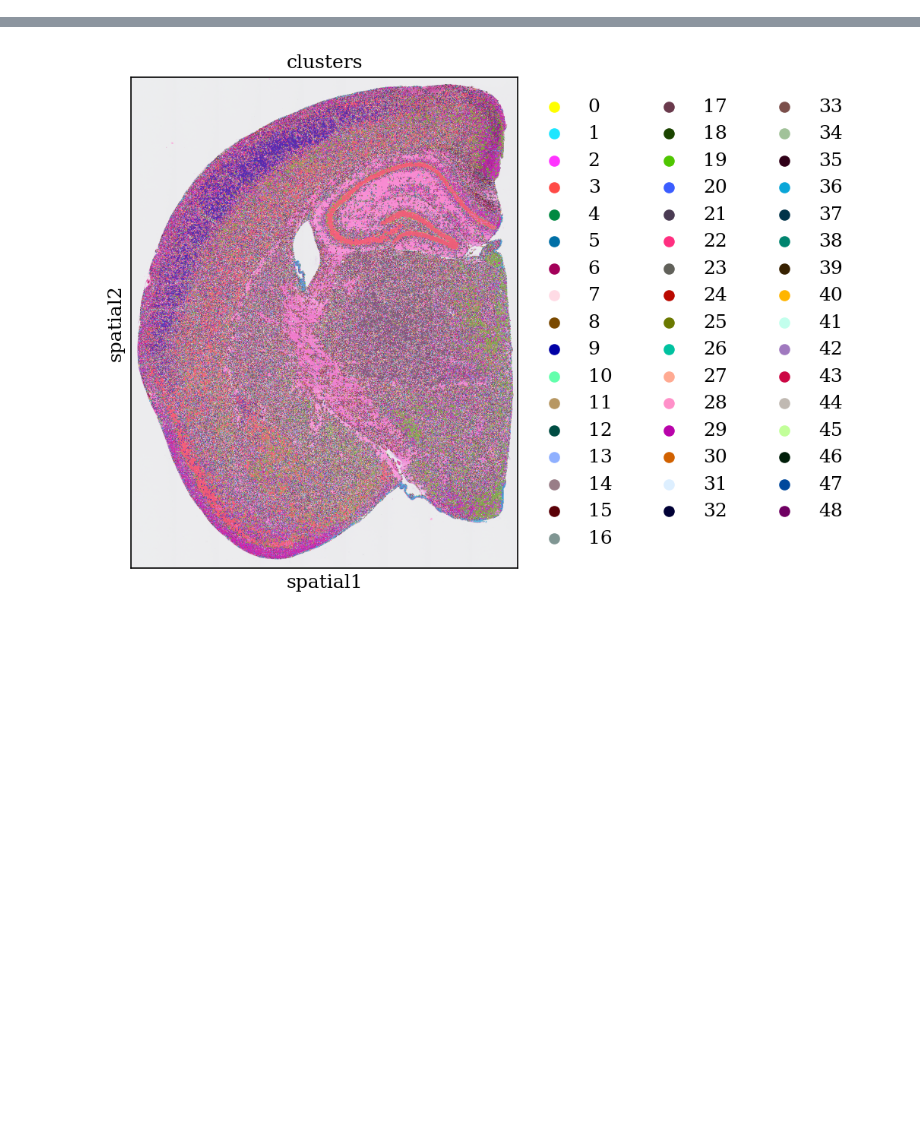
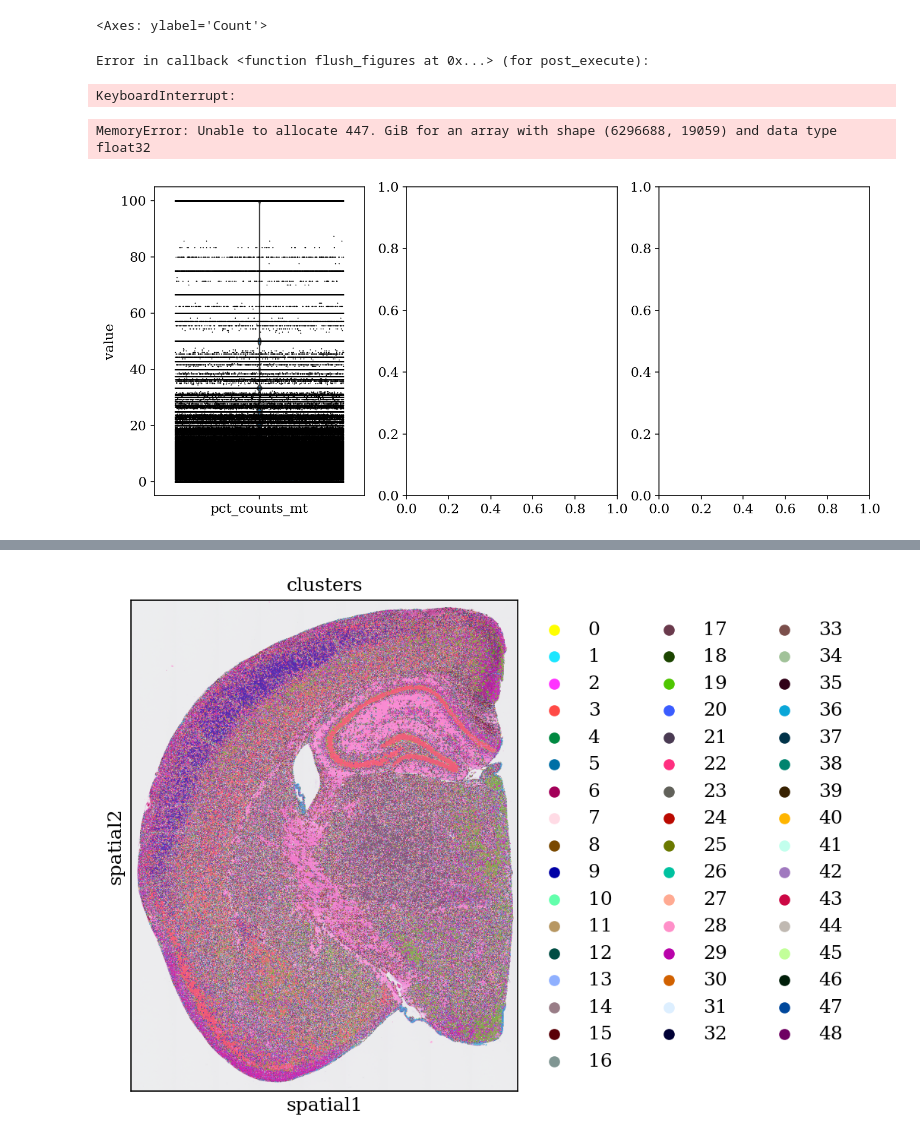
Before and after one commit to gkanfer/SpatialOmicsToolkit, a Jupyter notebook: draft.ipynb, the cells around one changed output, grey strips where cells are left out. Drawn from its saved outputs; the diff is of its cells as text; code cells hidden in the pictures; blank space fills up the shorter version.

```diff
--- a/draft.ipynb
+++ b/draft.ipynb
@@ -26,0 +63,4 @@ pathout = "/data/kanferg/Sptial_Omics/SpatialOmicsToolkit/out"
+# %%
+andata002 = sc.read_visium(path=path_002)
+#andata002 = calcQCmat(andata002_)
+andata002
@@ -26,0 +271,11 @@ pathout = "/data/kanferg/Sptial_Omics/SpatialOmicsToolkit/out"
+# %%
+sns.histplot(np.median(andata002_processed.X.todense(),axis=0),kde = True)
+# %% [output]
+<Axes: ylabel='Count'>
+Error in callback <function flush_figures at 0x...> (for post_execute):
+KeyboardInterrupt:
+# %%
+andata002_test = sc.pp.normalize_total(andata002,target_sum=1, exclude_highly_expressed=True,
+    max_fraction=0.2, inplace=False)
+# %% [output]
+MemoryError: Unable to allocate 447. GiB for an array with shape (6296688, 19059) and data type float32
@@ -26,0 +299,13 @@ pathout = "/data/kanferg/Sptial_Omics/SpatialOmicsToolkit/out"
+# %%
+fig, axes = plt.subplots(1, 3,figsize=(11.5, 5))
+axes = axes.ravel()
+sc.pl.violin(andata002,keys = ["pct_counts_mt"],jitter=0.4,multi_panel=True,ax = axes[0])
+sc.pl.violin(andata008,keys = ["pct_counts_mt"],jitter=0.4,multi_panel=True,ax = axes[1])
+sc.pl.violin(andata016,["pct_counts_mt"],jitter=0.4,multi_panel=True,ax = axes[2])
+
+plt.tight_layout()
+#Save the figure as a PDF
+plt.savefig('violin_plots_mito_visHD.pdf', format='pdf')
+plt.show()
+# %% [output]
+[figure, added]
```
Also changed, not shown: parts of 34 cells of this notebook, 4 other files.
